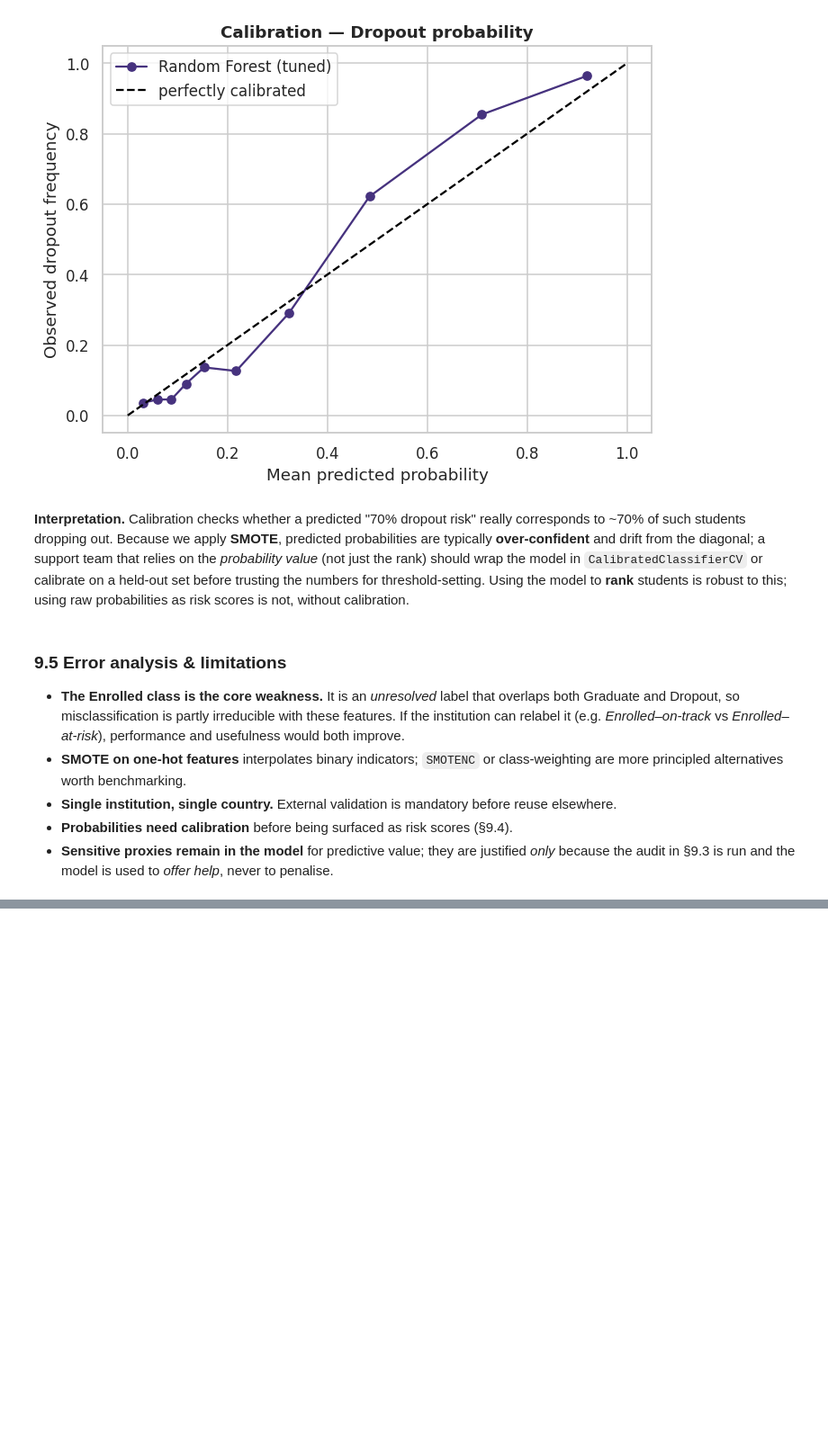
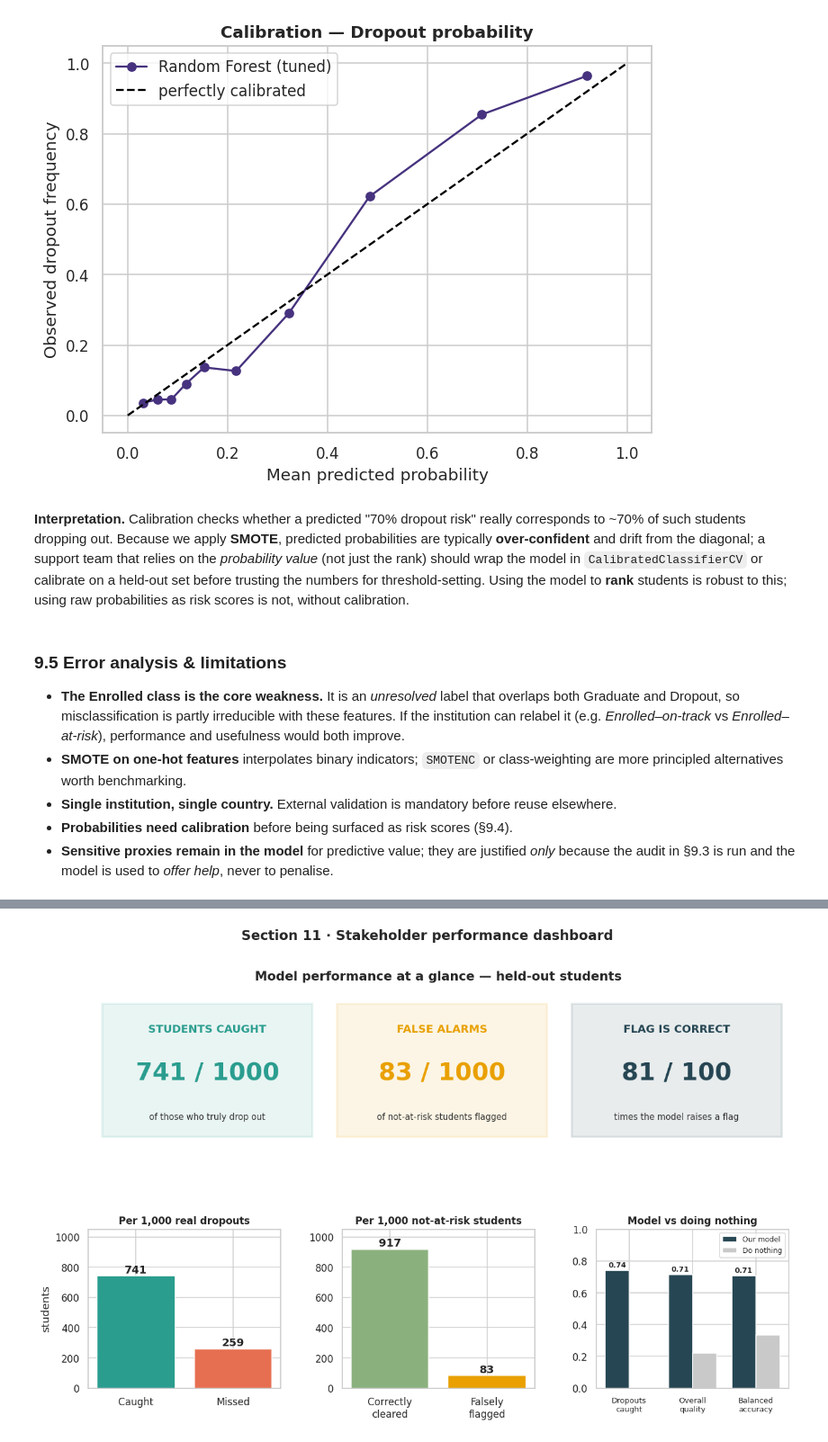
Before and after one commit to simonerossi83/Student-drop-classification, a Jupyter notebook: notebook/Simone_Rossi_classification_capstone.ipynb, the cells around one changed output, grey strips where cells are left out. Shown at 90% size. Cells and saved outputs as stored; diff of their text form; code cells hidden in the pictures; blank space fills up the shorter version.

Commit message:
Add dashboard

```diff
--- a/notebook/Simone_Rossi_classification_capstone.ipynb
+++ b/notebook/Simone_Rossi_classification_capstone.ipynb
@@ -1538,0 +1595,71 @@ second institution
+# %%
+# --- 11.2 Stakeholder dashboard (exported to charts/) -----------------------
+from matplotlib.gridspec import GridSpec
+
+fig = plt.figure(figsize=(14, 8))
+gs = GridSpec(2, 3, figure=fig, hspace=0.5, wspace=0.32)
+
+# (A) Headline scorecards -----------------------------------------------------
+ax0 = fig.add_subplot(gs[0, :])
+ax0.axis("off")
+cards = [
+    ("STUDENTS CAUGHT",  f"{caught_per_1000_dropouts} / 1000",
+     "of those who truly drop out", "#2a9d8f"),
+    ("FALSE ALARMS",     f"{false_flags_per_1000_safe} / 1000",
+     "of not-at-risk students flagged", "#e9a000"),
+    ("FLAG IS CORRECT",  f"{correct_flags_per_100} / 100",
+     "times the model raises a flag", "#264653"),
+]
+for i, (title, big, sub, color) in enumerate(cards):
+    x = 0.02 + i * 0.335
+    ax0.add_patch(plt.Rectangle((x, 0.08), 0.30, 0.84, transform=ax0.transAxes,
+                                facecolor=color, alpha=0.10, edgecolor=color, lw=2.5))
+    ax0.text(x + 0.15, 0.74, title, transform=ax0.transAxes, ha="center",
+             fontsize=12, fontweight="bold", color=color)
+    ax0.text(x + 0.15, 0.44, big, transform=ax0.transAxes, ha="center",
+             fontsize=27, fontweight="bold", color=color)
+    ax0.text(x + 0.15, 0.19, sub, transform=ax0.transAxes, ha="center",
+             fontsize=9.5, color="#333")
+ax0.set_title("Model performance at a glance — held-out students",
+              fontsize=14, fontweight="bold", pad=12)
+
+# (B) Per 1,000 real dropouts -------------------------------------------------
+ax1 = fig.add_subplot(gs[1, 0])
+vals = [caught_per_1000_dropouts, missed_per_1000_dropouts]
+ax1.bar(["Caught", "Missed"], vals, color=["#2a9d8f", "#e76f51"])
+ax1.set_title("Per 1,000 real dropouts", fontsize=11)
+ax1.set_ylabel("students"); ax1.set_ylim(0, 1050)
+for i, v in enumerate(vals):
+    ax1.text(i, v + 20, str(v), ha="center", fontweight="bold")
+
+# (C) Per 1,000 not-at-risk students -----------------------------------------
+ax2 = fig.add_subplot(gs[1, 1])
+vals = [1000 - false_flags_per_1000_safe, false_flags_per_1000_safe]
+ax2.bar(["Correctly\ncleared", "Falsely\nflagged"], vals, color=["#8ab17d", "#e9a000"])
+ax2.set_title("Per 1,000 not-at-risk students", fontsize=11)
+ax2.set_ylim(0, 1050)
+for i, v in enumerate(vals):
+    ax2.text(i, v + 20, str(v), ha="center", fontweight="bold")
+
+# (D) Model vs a do-nothing baseline -----------------------------------------
+ax3 = fig.add_subplot(gs[1, 2])
+metrics = ["Dropouts\ncaught", "Overall\nquality", "Balanced\naccuracy"]
+model_scores = [detection_rate,
+                f1_score(y_true, y_pred, average="macro"),
+                balanced_accuracy_score(y_true, y_pred)]
+base_scores  = [baseline["dropout_recall"], baseline["macro_f1"], baseline["balanced_acc"]]
+x = np.arange(len(metrics)); w = 0.38
+ax3.bar(x - w/2, model_scores, w, label="Our model", color="#264653")
+ax3.bar(x + w/2, base_scores,  w, label="Do nothing", color="#c9c9c9")
+ax3.set_xticks(x); ax3.set_xticklabels(metrics, fontsize=8.5)
+ax3.set_ylim(0, 1); ax3.set_title("Model vs doing nothing", fontsize=11)
+ax3.legend(fontsize=8, loc="upper right")
+for xi, v in zip(x - w/2, model_scores):
+    ax3.text(xi, v + 0.02, f"{v:.2f}", ha="center", fontsize=8, fontweight="bold")
+
+plt.suptitle("Section 11 · Stakeholder performance dashboard",
+             fontsize=15, fontweight="bold", y=1.0)
+save_fig("11_stakeholder_dashboard")
+plt.show()
+# %% [output]
+[figure, added]
```
Also changed, not shown: parts of 5 cells of this notebook, 2 other files.
